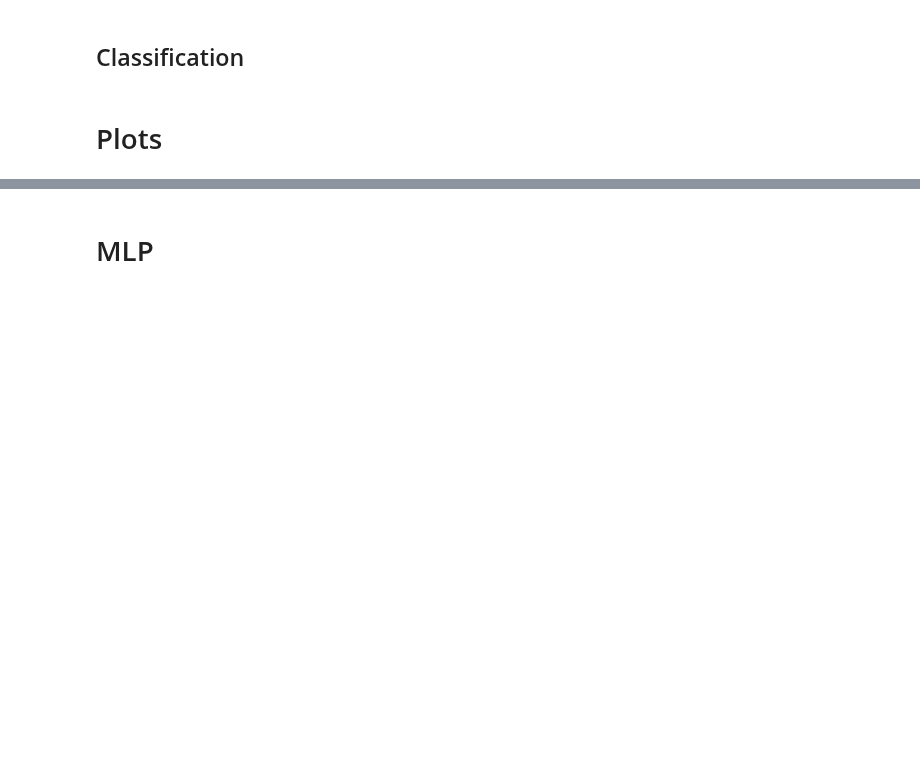
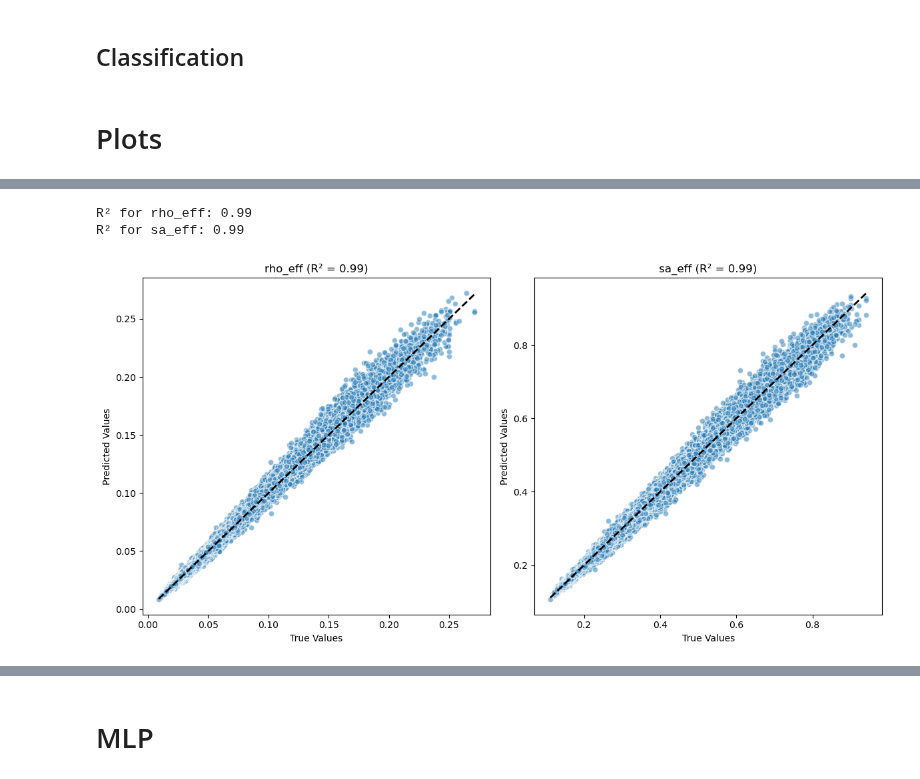
Before and after one commit to josephko91/ice3d, a Jupyter notebook: notebooks/31-torch-model-val.ipynb, the cells around one changed output, grey strips where cells are left out. Drawn from its saved outputs; the diff is of its cells as text; code cells hidden in the pictures; blank space fills up the shorter version.

```diff
--- a/notebooks/31-torch-model-val.ipynb
+++ b/notebooks/31-torch-model-val.ipynb
@@ -56,6 +63,12 @@ tab_stereo_2ds_file = 'ros-tabular-data-stereo-default-2ds-shuffled-subset-70000
 tab_stereo_2ds_path = os.path.join(tab_dir, tab_stereo_2ds_file)
 tab_stereo_phips_file = 'ros-tabular-data-stereo-default-phips-shuffled-subset-700000.parquet'
 tab_stereo_phips_path = os.path.join(tab_dir, tab_stereo_phips_file)
+# Load the class mapping from a JSON file
+class_mapping_file = '/home/jko/ice3d/data/class_to_idx.json'
+# Load class mapping from JSON file
+with open(class_mapping_file, 'r') as f:
+    class_to_idx = json.load(f)
+num_classes = len(class_to_idx)  # Number of unique classes in n_arms
 # %%
 features = ['aspect_ratio_1', 'aspect_ratio_elip_1',
 'extreme_pts_1', 'contour_area_1', 'contour_perimeter_1',
@@ -144,11 +200,13 @@ dm.setup()
 # %% [markdown]
 # Load model
 # %%
-model_ckpt = '/home/jko/ice3d/models/lightning_logs/cnn-classification-stereo-2ds-subset-700k-csv/version_2/checkpoints/epoch=24-step=382800.ckpt'
-model = MLPClassification.load_from_checkpoint(
-    model_ckpt,
-    input_size=len(features),
-    num_classes=7
+model_ckpt = '/home/jko/ice3d/models/lightning_logs/resnet18-classification-stereo-2ds-subset-700k-csv/version_0/checkpoints/epoch=9-step=38280.ckpt'
+model = ResNet18Classification.load_from_checkpoint(
+    checkpoint_path=model_ckpt,
+    input_channels=2,
+    num_classes=7,
+    learning_rate=1e-3,
+    pretrained=False
 )
 device = torch.device("cuda" if torch.cuda.is_available() else "cpu")
 model = model.to(device)
@@ -166,7 +239,7 @@ all_preds = []
 all_targets = []
 # n_batches=10
 # Run inference on the test data and print progress
-print_frq = 5
+print_frq = 100
 with torch.no_grad():
     total_batches = len(loader)
     for i, batch in enumerate(loader):
@@ -258,0 +427,32 @@ print("MAE for sa_eff:", mae)
+# %%
+# Compute R² values
+r2_rho = r2_score(all_targets[:, 0], all_preds[:, 0])
+r2_sa = r2_score(all_targets[:, 1], all_preds[:, 1])
+print(f'R² for rho_eff: {r2_rho:.2f}')
+print(f'R² for sa_eff: {r2_sa:.2f}')
+
+# Plot scatter plots
+fig, axes = plt.subplots(1, 2, figsize=(12, 6))
+
+# Scatter plot for rho_eff
+axes[0].scatter(all_targets[:, 0], all_preds[:, 0], alpha=0.5, edgecolor='white')
+axes[0].plot([all_targets[:, 0].min(), all_targets[:, 0].max()],
+             [all_targets[:, 0].min(), all_targets[:, 0].max()], 'k--', lw=2)
+axes[0].set_title(f'rho_eff (R² = {r2_rho:.2f})')
+axes[0].set_xlabel('True Values')
+axes[0].set_ylabel('Predicted Values')
+
+# Scatter plot for sa_eff
+axes[1].scatter(all_targets[:, 1], all_preds[:, 1], alpha=0.5, edgecolor='white')
+axes[1].plot([all_targets[:, 1].min(), all_targets[:, 1].max()],
+             [all_targets[:, 1].min(), all_targets[:, 1].max()], 'k--', lw=2)
+axes[1].set_title(f'sa_eff (R² = {r2_sa:.2f})')
+axes[1].set_xlabel('True Values')
+axes[1].set_ylabel('Predicted Values')
+
+plt.tight_layout()
+plt.show()
+# %% [output]
+R² for rho_eff: 0.99
+R² for sa_eff: 0.99
+[figure, added]
```
Also changed, not shown: parts of 18 cells of this notebook, 35 other files.
